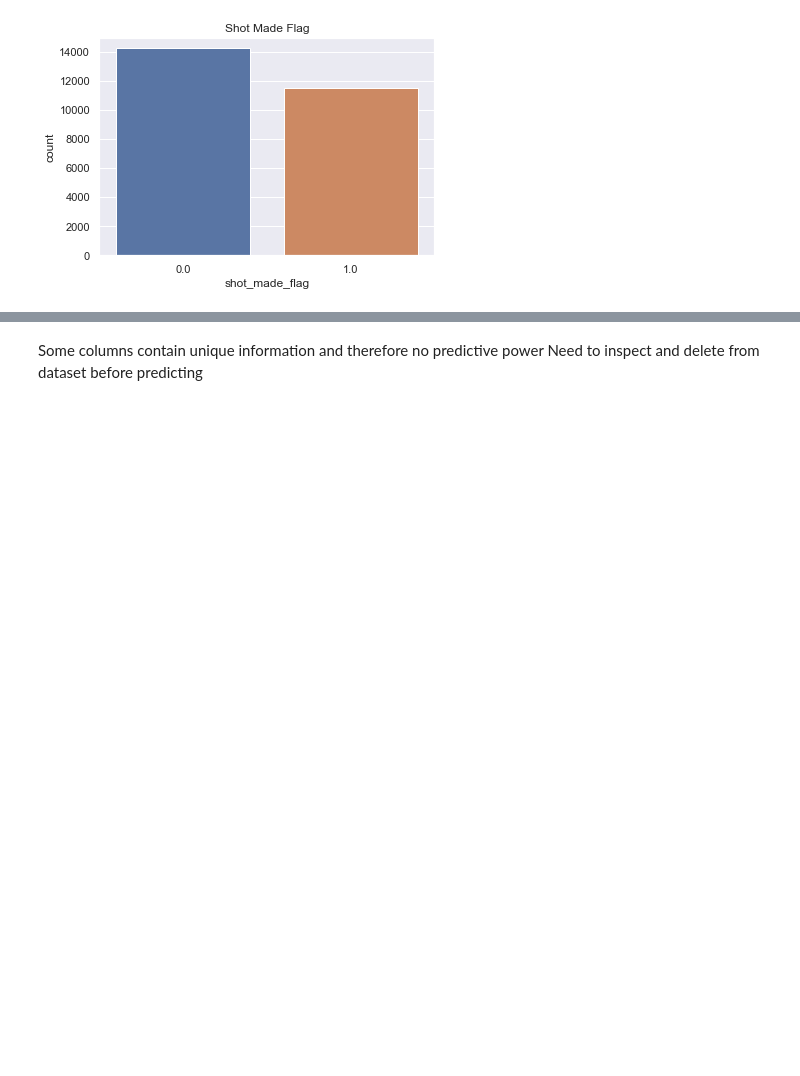
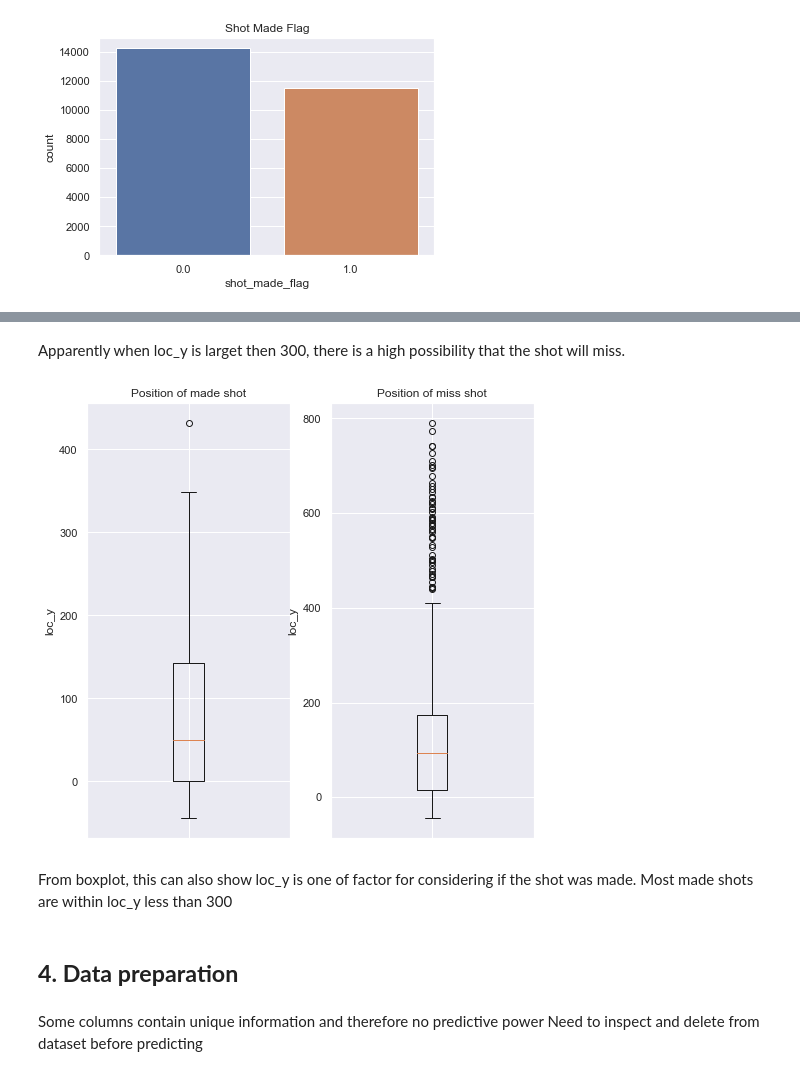
Before and after one commit to wyfok/Kobe_Bryant, a Jupyter notebook: Kobe_Bryant.ipynb, the cells around one changed output, grey strips where cells are left out. Saved outputs shown, nothing was run; the diff lists cells and outputs as text; code cells hidden in the pictures; blank space fills up the shorter version.

```diff
--- a/Kobe_Bryant.ipynb
+++ b/Kobe_Bryant.ipynb
@@ -94,3 +112,23 @@ plt.show()
+# %% [markdown]
+Apparently when loc_y is larget then 300, there is a high possibility that the shot will miss.
+# %%
+fig,((ax1,ax2))=plt.subplots(1,2,figsize=(8,8))
+ax1.boxplot(loc_y_made)
+ax2.boxplot(loc_y_miss)
+ax1.set_title('Position of made shot')
+ax1.set_xticklabels('')
+ax1.set_ylabel('loc_y')
+ax2.set_title('Position of miss shot')
+ax2.set_xticklabels('')
+ax2.set_ylabel('loc_y')
+plt.show()
+# %% [output]
+[figure, added]
+# %% [markdown]
+From boxplot, this can also show loc_y is one of factor for considering if the shot was made.
+Most made shots are within loc_y less than 300
+# %% [markdown]
+## __4. Data preparation__
 # %% [markdown]
 Some columns contain unique information and therefore no predictive power
 Need to inspect and delete from dataset before predicting
```
Also changed, not shown: parts of 20 cells of this notebook.
